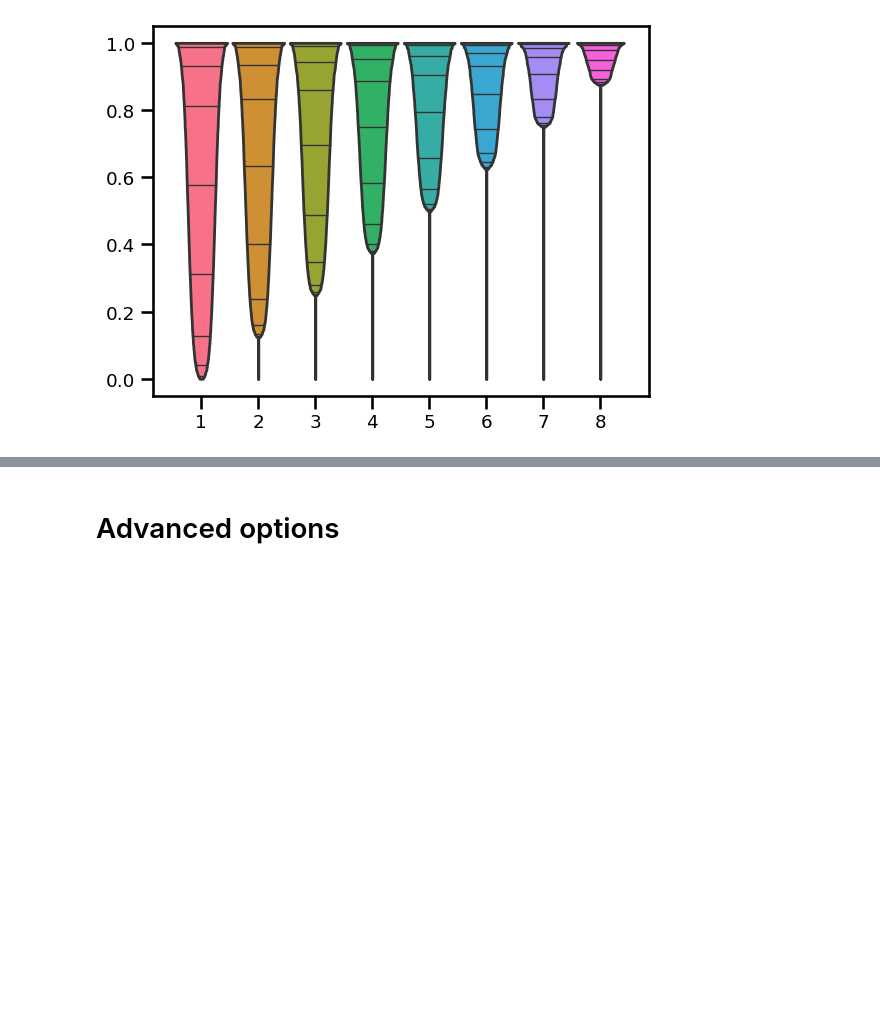
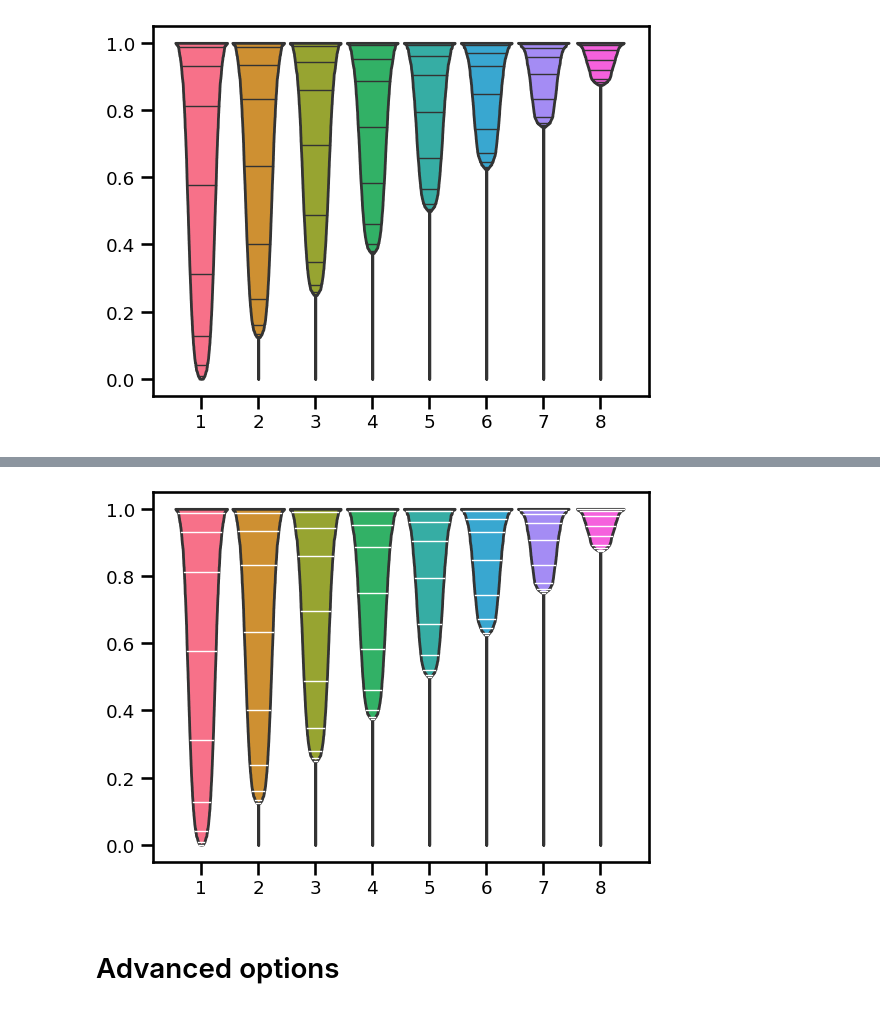
Before and after one commit to okumakito/clarinet_plot, a Jupyter notebook: clarinet_plot.ipynb, the cells around one changed output, grey strips where cells are left out. Cells and saved outputs as stored; diff of their text form; code cells hidden in the pictures; blank space fills up the shorter version.

```diff
--- a/clarinet_plot.ipynb
+++ b/clarinet_plot.ipynb
@@ -123,3 +128,8 @@ cla.clarinet_plot(df, stripe=True, n_stripe=20, lw_stripe=2, ec_stripe='blue')
+# %%
+# Change stripe edge color (default is '0.2')
+cla.clarinet_plot(df, stripe=True, ec_stripe='white')
+# %% [output]
+[figure, added]
 # %% [markdown]
 # Advanced options
 # %%
```
Also changed, not shown: parts of 8 cells of this notebook.
